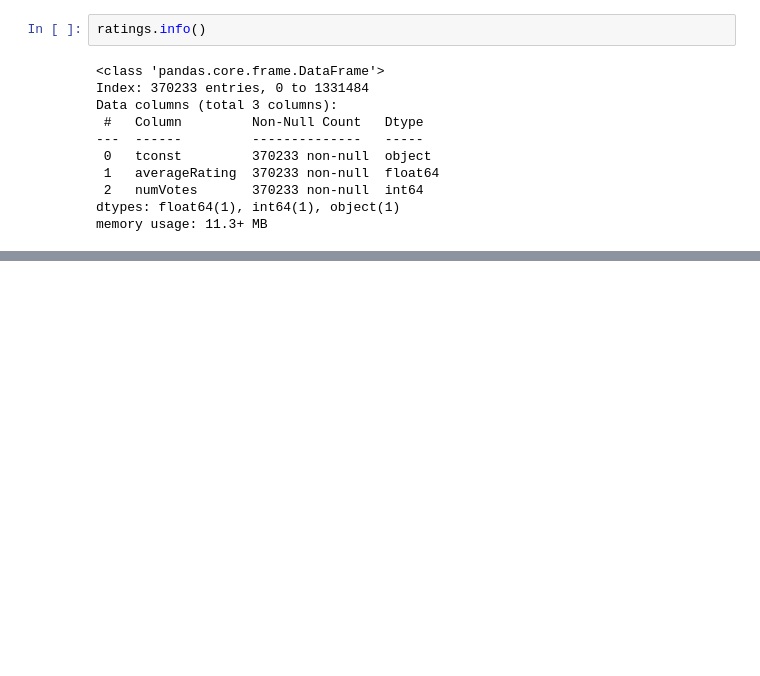
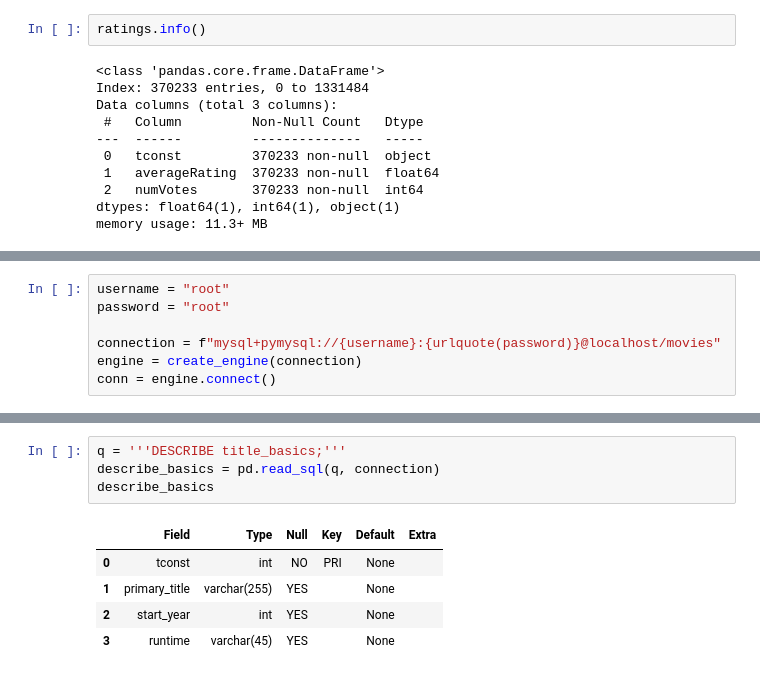
Before and after one commit to JamesCraig35/IMDB-Project, a Jupyter notebook: IMDB Project.ipynb, the cells around one changed output, grey strips where cells are left out. Cells and saved outputs as stored; diff of their text form; blank space fills up the shorter version.

```diff
--- a/IMDB Project.ipynb
+++ b/IMDB Project.ipynb
@@ -254,0 +267,7 @@ memory usage: 11.3+ MB
+# %%
+username = "root"
+password = "root"
+
+connection = f"mysql+pymysql://{username}:{urlquote(password)}@localhost/movies"
+engine = create_engine(connection)
+conn = engine.connect()
@@ -254,0 +308,10 @@ memory usage: 11.3+ MB
+# %%
+q = '''DESCRIBE title_basics;'''
+describe_basics = pd.read_sql(q, connection)
+describe_basics
+# %% [output]
+|  | Field | Type | Null | Key | Default | Extra |
+| 0 | tconst | int | NO | PRI | None |  |
+| 1 | primary_title | varchar(255) | YES |  | None |  |
+| 2 | start_year | int | YES |  | None |  |
+| 3 | runtime | varchar(45) | YES |  | None |  |
```
Also changed, not shown: parts of 37 cells of this notebook, 1 other file.
